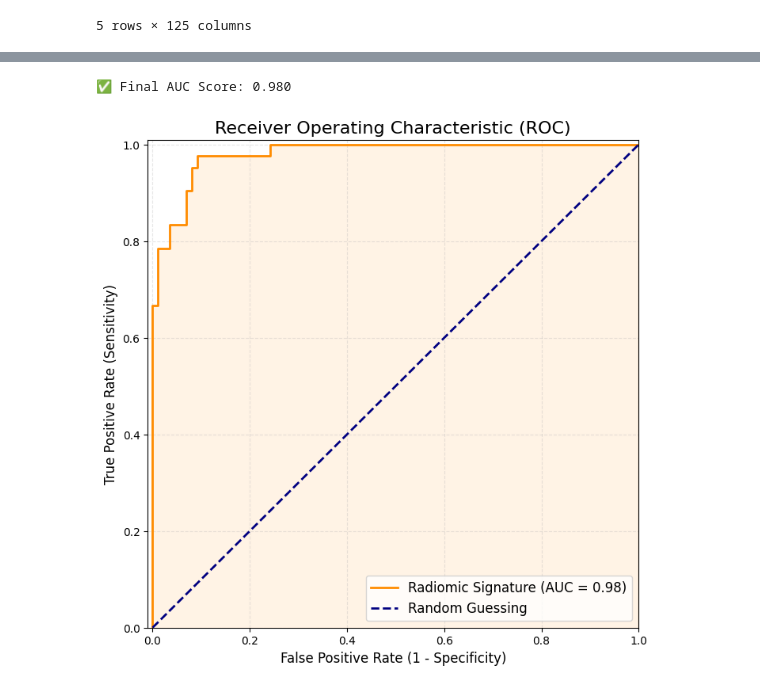
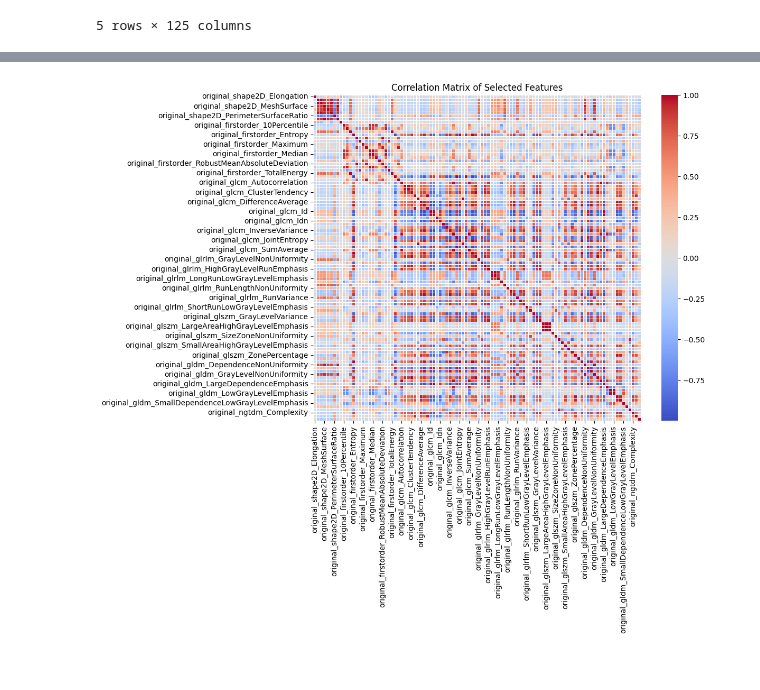
Before and after one commit to abbyyfowlerr/ml_project, a Jupyter notebook: feature_analysis.ipynb, the cells around one changed output, grey strips where cells are left out. Cells and saved outputs as stored; diff of their text form; code cells hidden in the pictures.

```diff
--- a/feature_analysis.ipynb
+++ b/feature_analysis.ipynb
@@ -205,66 +40,10 @@ Features selected: 30
-# %%
-from sklearn.model_selection import train_test_split
-from sklearn.linear_model import LogisticRegression
-from sklearn.metrics import roc_curve, auc
-
-# ---------------------------------------------------------
-# 1. PREPARE DATA (Using the features selected by LASSO)
-# ---------------------------------------------------------
-# Ensure 'selected_features' is defined from your previous LASSO run
-if 'selected_features' not in locals():
-    print("⚠️ Please run the LASSO script first to generate 'selected_features'")
-    # Fallback for testing:
-    # selected_features = X_numeric.columns[:5]
-
-X_final = X_numeric[selected_features] # Use ONLY the winners
-y_final = y
-
-# Standardize again (just for safety)
-X_final_scaled = StandardScaler().fit_transform(X_final)
-
-# Split into Train (80%) and Test (20%)
-# We test on data the model has NEVER seen to get a fair accuracy score
-X_train, X_test, y_train, y_test = train_test_split(
-    X_final_scaled, y_final, test_size=0.2, random_state=42, stratify=y_final
-)
-
-# ---------------------------------------------------------
-# 2. TRAIN CLASSIFIER
-# ---------------------------------------------------------
-# We use Logistic Regression on the selected features
-model = LogisticRegression()
-model.fit(X_train, y_train)
-
-# Get probability scores (Confidence that it is Malignant)
-y_score = model.predict_proba(X_test)[:, 1]
-
-# ---------------------------------------------------------
-# 3. GENERATE ROC CURVE
-# ---------------------------------------------------------
-fpr, tpr, _ = roc_curve(y_test, y_score)
-roc_auc = auc(fpr, tpr)
-
-print(f"✅ Final AUC Score: {roc_auc:.3f}")
-
-# ---------------------------------------------------------
-# 4. PLOT
-# ---------------------------------------------------------
-plt.figure(figsize=(8, 8))
-plt.plot(fpr, tpr, color='darkorange', lw=2, label=f'Radiomic Signature (AUC = {roc_auc:.2f})')
-plt.plot([0, 1], [0, 1], color='navy', lw=2, linestyle='--', label='Random Guessing')
-
-plt.xlim([-0.01, 1.0])
-plt.ylim([0.0, 1.01])
-plt.xlabel('False Positive Rate (1 - Specificity)', fontsize=12)
-plt.ylabel('True Positive Rate (Sensitivity)', fontsize=12)
-plt.title('Receiver Operating Characteristic (ROC)', fontsize=16)
-plt.legend(loc="lower right", fontsize=12)
-plt.grid(True, linestyle='--', alpha=0.3)
-
-# Optional: Fill area under curve
-plt.fill_between(fpr, tpr, color='darkorange', alpha=0.1)
-
-plt.show()
-# %% [output]
-✅ Final AUC Score: 0.980
-[figure, removed]
+# %%
+# Compute correlation matrix for selected features only
+corr_matrix = X.corr()
+
+plt.figure(figsize=(10, 8))
+sns.heatmap(corr_matrix, cmap='coolwarm', center=0, annot=False, linewidths=0.5)
+plt.title('Correlation Matrix of Selected Features')
+plt.show()
+# %% [output]
+[figure, added]
```
Also changed, not shown: parts of 4 cells of this notebook, 15 other files.
